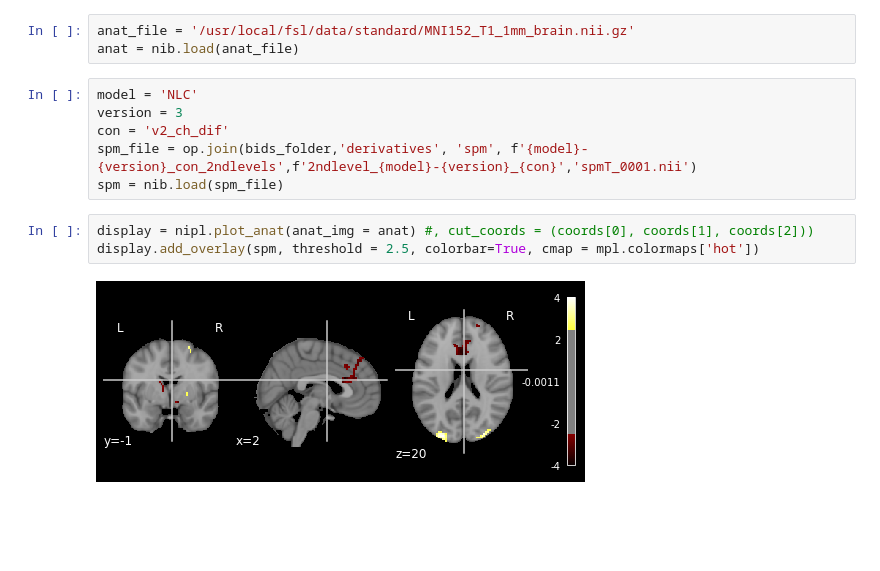
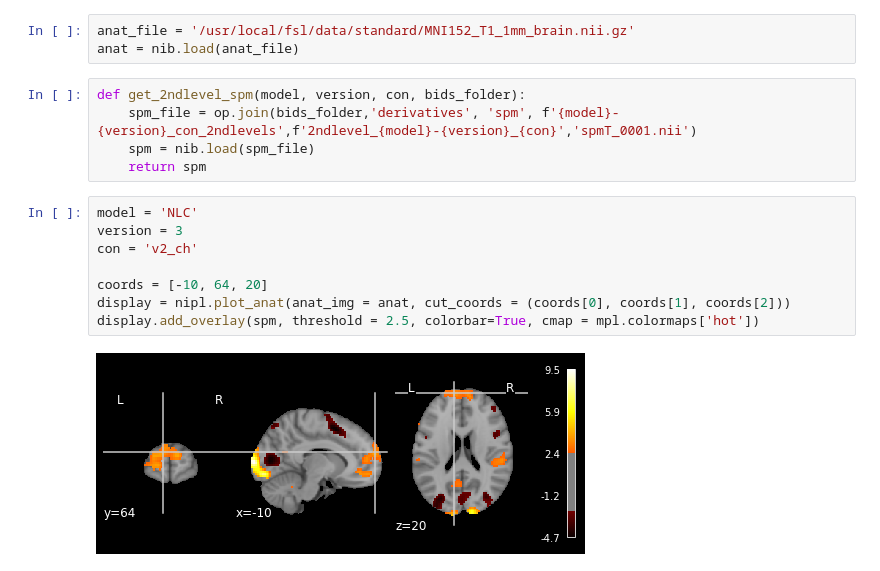
Before and after one commit to Gilles86/stress_risk, a Jupyter notebook: stress_risk/fmri_analysis/visualize/vis_2ndlevel_SPM.ipynb, the cells around one changed output. Drawn from its saved outputs; the diff is of its cells as text; blank space fills up the shorter version.

```diff
--- a/stress_risk/fmri_analysis/visualize/vis_2ndlevel_SPM.ipynb
+++ b/stress_risk/fmri_analysis/visualize/vis_2ndlevel_SPM.ipynb
@@ -16,13 +16,17 @@ subFolders = [f for f in listdir(bids_folder) if f[0:3] == 'sub']
 anat_file = '/usr/local/fsl/data/standard/MNI152_T1_1mm_brain.nii.gz'
 anat = nib.load(anat_file)
 # %%
-model = 'NLC'
-version = 3
-con = 'v2_ch_dif'
-spm_file = op.join(bids_folder,'derivatives', 'spm', f'{model}-{version}_con_2ndlevels',f'2ndlevel_{model}-{version}_{con}','spmT_0001.nii')
-spm = nib.load(spm_file)
+def get_2ndlevel_spm(model, version, con, bids_folder):
+    spm_file = op.join(bids_folder,'derivatives', 'spm', f'{model}-{version}_con_2ndlevels',f'2ndlevel_{model}-{version}_{con}','spmT_0001.nii')
+    spm = nib.load(spm_file)
+    return spm
 # %%
-display = nipl.plot_anat(anat_img = anat) #, cut_coords = (coords[0], coords[1], coords[2]))
+model = 'NLC'
+version = 3
+con = 'v2_ch'
+
+coords = [-10, 64, 20]
+display = nipl.plot_anat(anat_img = anat, cut_coords = (coords[0], coords[1], coords[2]))
 display.add_overlay(spm, threshold = 2.5, colorbar=True, cmap = mpl.colormaps['hot'])
 # %% [output]
-[figure, old version]
+[figure, new version]
```
Also changed, not shown: parts of 6 cells of this notebook, 2 other files.
